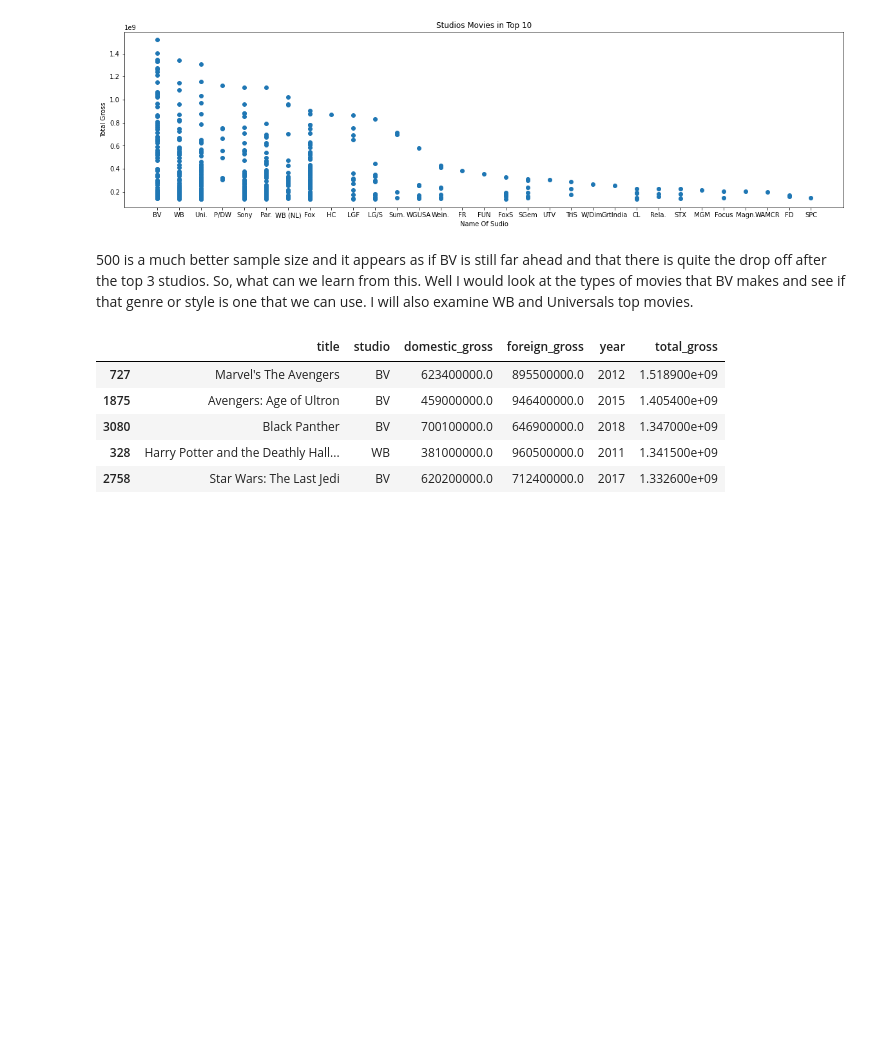
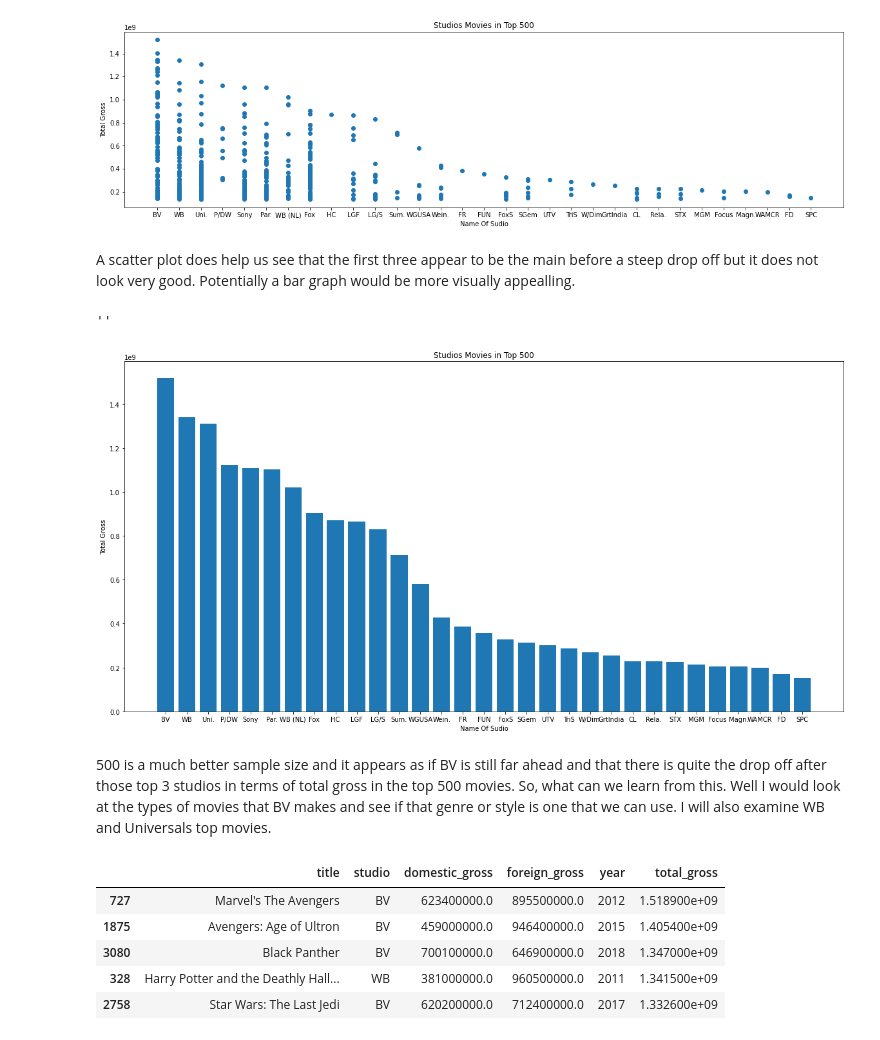
Before and after one commit to meowkaiser/STRONGEST_Project1, a Jupyter notebook: Matts_Notebook.ipynb, the cells around one changed output. Saved outputs shown, nothing was run; the diff lists cells and outputs as text; code cells hidden in the pictures; blank space fills up the shorter version.

```diff
--- a/Matts_Notebook.ipynb
+++ b/Matts_Notebook.ipynb
@@ -190,8 +190,20 @@ ax.set_title('Studios Movies in Top 10')
 # %% [output]
 ''
 [figure]
+# %% [markdown]
+A scatter plot does help us see that the first three appear to be the main before a steep drop off but it does not look very good. Potentially a bar graph would be more visually appealling.
+# %%
+fig, ax = plt.subplots(figsize=(20,10))
+ax.bar(x=x_ax,height=y_ax)
+ax.set_xlabel('Name Of Sudio')
+ax.set_ylabel('Total Gross')
+ax.set_title('Studios Movies in Top 500')
+;
+# %% [output]
+''
+[figure, added]
 # %% [markdown]
-500 is a much better sample size and it appears as if BV is still far ahead and that there is quite the drop off after the top 3 studios. So, what can we learn from this. Well I would look at the types of movies that BV makes and see if that genre or style is one that we can use. I will also examine WB and Universals top movies.
+500 is a much better sample size and it appears as if BV is still far ahead and that there is quite the drop off after those top 3 studios in terms of total gross in the top 500 movies. So, what can we learn from this. Well I would look at the types of movies that BV makes and see if that genre or style is one that we can use. I will also examine WB and Universals top movies.
 # %%
 bom_df.head()
 # %% [output]
```
Also changed, not shown: parts of 2 cells of this notebook.
